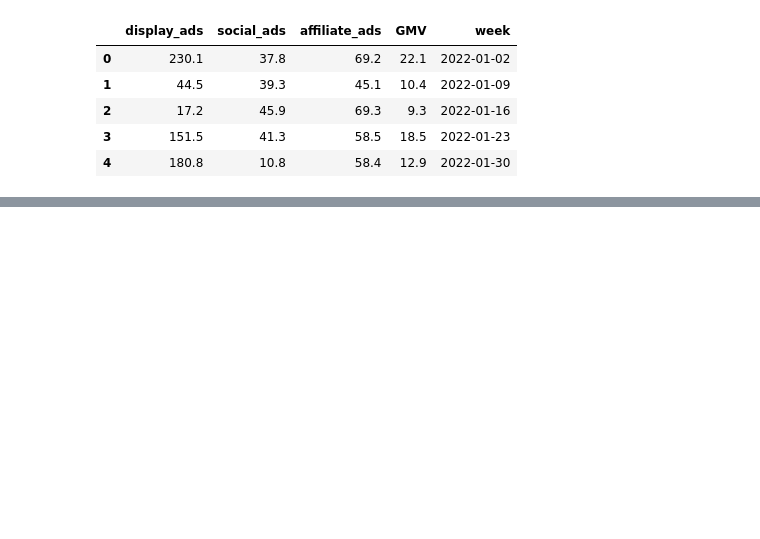
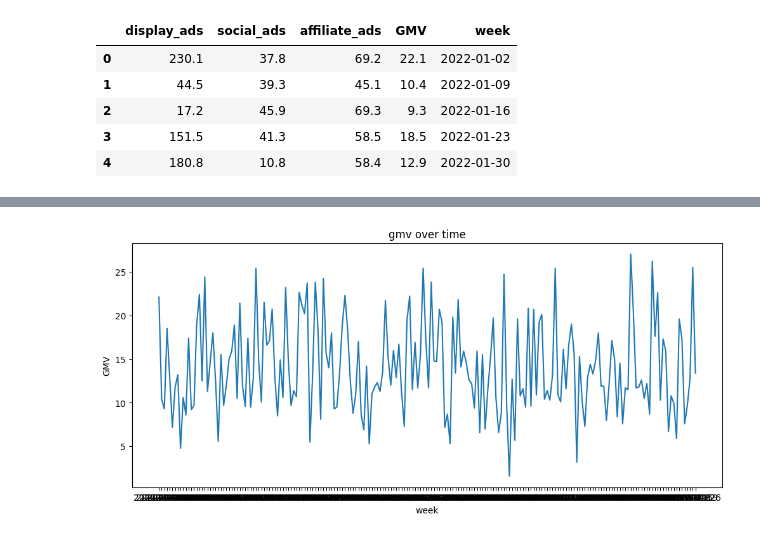
Before and after one commit to Pralaypahari/AI-marketing-optimization, a Jupyter notebook: notebooks/01_exploratory_data_analysis.ipynb, the cells around one changed output, grey strips where cells are left out. Cells and saved outputs as stored; diff of their text form; code cells hidden in the pictures; blank space fills up the shorter version.

```diff
--- a/notebooks/01_exploratory_data_analysis.ipynb
+++ b/notebooks/01_exploratory_data_analysis.ipynb
@@ -43,2 +43,6 @@ df.to_csv(
     index=False
 )
+# %%
+import pandas as pd
+df = pd.read_csv("C:/Users/pralo/AI-marketing-optimization/data/cleaned/mmm_eda_ready.csv")
+df.head()
@@ -44,0 +85,11 @@ df.to_csv(
+# %%
+#GMV over time
+import matplotlib.pyplot as plt
+plt.figure(figsize=(12, 5))
+plt.plot(df["week"], df["GMV"])
+plt.title("gmv over time")
+plt.xlabel("week")
+plt.ylabel("GMV")
+plt.show()
+# %% [output]
+[figure, added]
```
Also changed, not shown: parts of 10 cells of this notebook.
